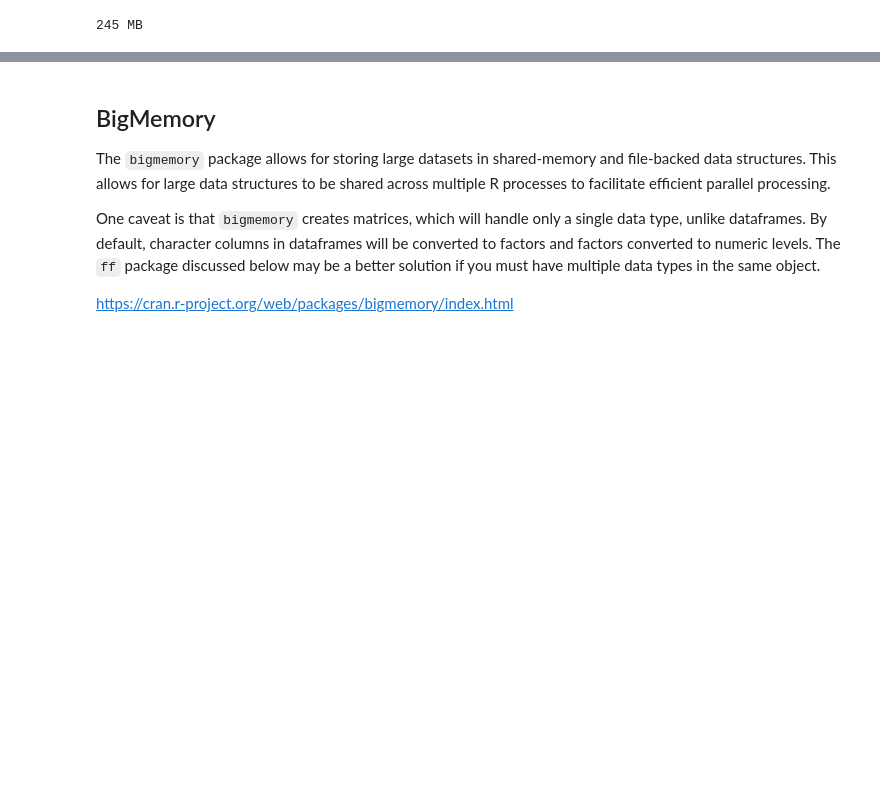
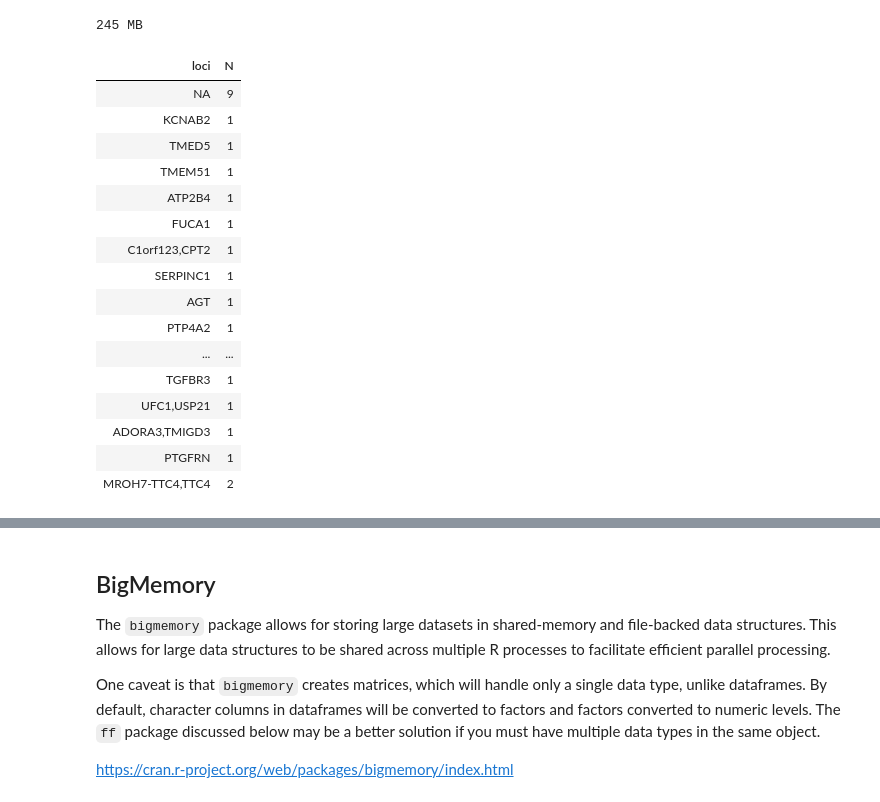
Before and after one commit to mooneymi/large_scale_data, a Jupyter notebook: BMI535_Week1_R_Data_Solutions.ipynb, the cells around one changed output, grey strips where cells are left out. Saved outputs shown, nothing was run; the diff lists cells and outputs as text; code cells hidden in the pictures; blank space fills up the shorter version.

```diff
--- a/BMI535_Week1_R_Data_Solutions.ipynb
+++ b/BMI535_Week1_R_Data_Solutions.ipynb
@@ -452,6 +454,28 @@ row
 mem_change({snps_dt = as.data.table(snps)})
 # %% [output]
 245 MB
+# %%
+## General syntax for "querying" a data.table is DT[i, j, by]
+## For example, here we will ask: How many SNPs are mapped to each gene (for just the first 50 SNPs)?
+snps_dt[1:50, list(.N), by="loci"]
+# %% [output]
+| loci | N |
+| NA | 9 |
+| KCNAB2 | 1 |
+| TMED5 | 1 |
+| TMEM51 | 1 |
+| ATP2B4 | 1 |
+| FUCA1 | 1 |
+| C1orf123,CPT2 | 1 |
+| SERPINC1 | 1 |
+| AGT | 1 |
+| PTP4A2 | 1 |
+| ... | ... |
+| TGFBR3 | 1 |
+| UFC1,USP21 | 1 |
+| ADORA3,TMIGD3 | 1 |
+| PTGFRN | 1 |
+| MROH7-TTC4,TTC4 | 2 |
 # %%
 ## Query the data.table
 system.time({row = snps_dt[chr==1 & pos==225512846 & loci=='DNAH14',]})
```
Also changed, not shown: parts of 25 cells of this notebook.
